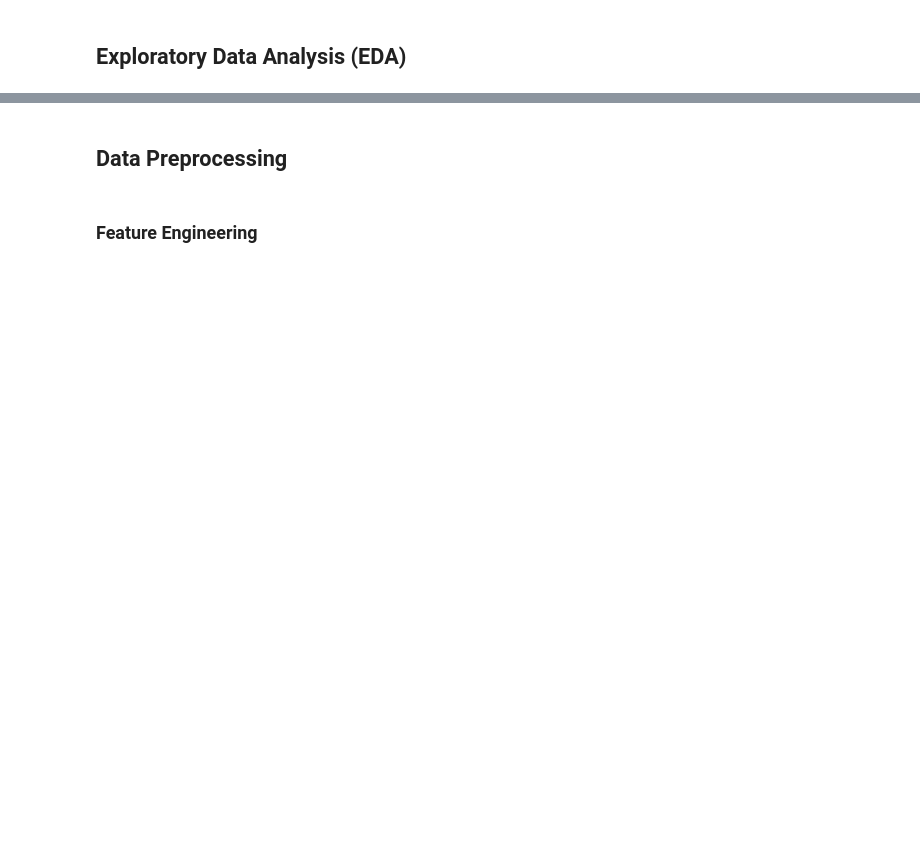
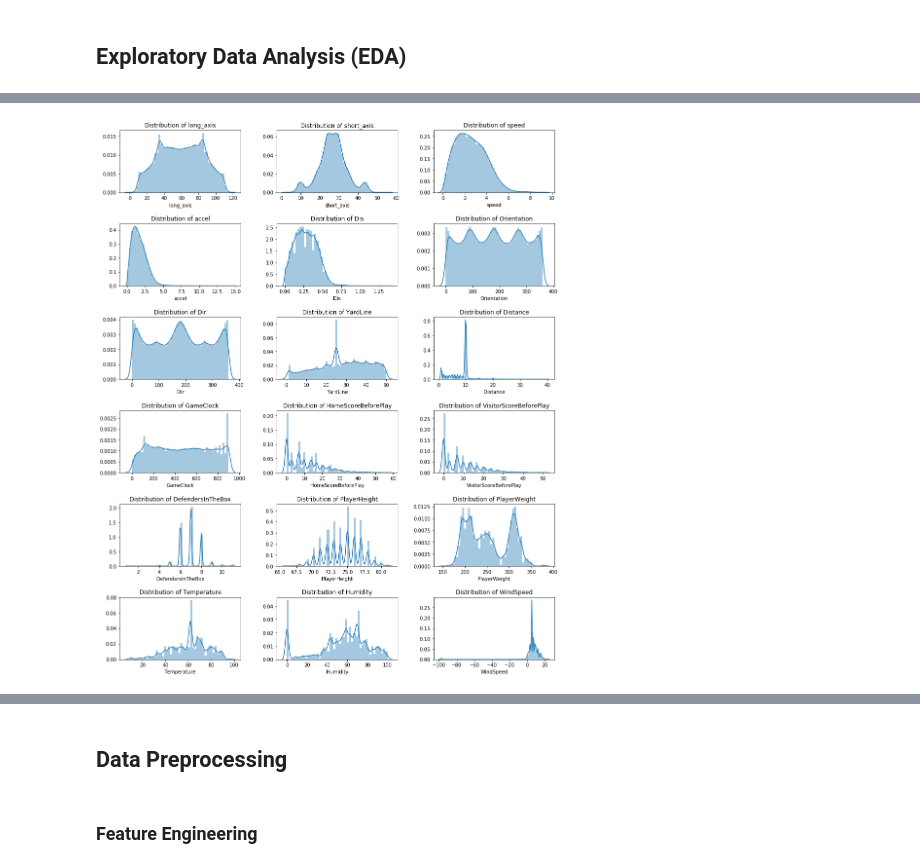
Before and after one commit to sharonk515/NFL_yards_gained, a Jupyter notebook: nfl_data_clean.ipynb, the cells around one changed output, grey strips where cells are left out. Drawn from its saved outputs; the diff is of its cells as text; code cells hidden in the pictures; blank space fills up the shorter version.

```diff
--- a/nfl_data_clean.ipynb
+++ b/nfl_data_clean.ipynb
@@ -463,0 +215,10 @@ plt.setp(axes[1].get_xticklabels(), rotation=90);
+# %%
+numeric_feats = ['long_axis', 'short_axis', 'speed', 'accel',
+                 'Dis', 'Orientation', 'Dir', 'YardLine', 'Distance',
+                 'GameClock', 'HomeScoreBeforePlay', 'VisitorScoreBeforePlay',
+                 'DefendersInTheBox', 'PlayerHeight', 'PlayerWeight',
+                 'Temperature', 'Humidity', 'WindSpeed']
+
+plot_distributions(nfl, numeric_feats)
+# %% [output]
+[figure, added]
```
Also changed, not shown: parts of 42 cells of this notebook, 2 other files.
